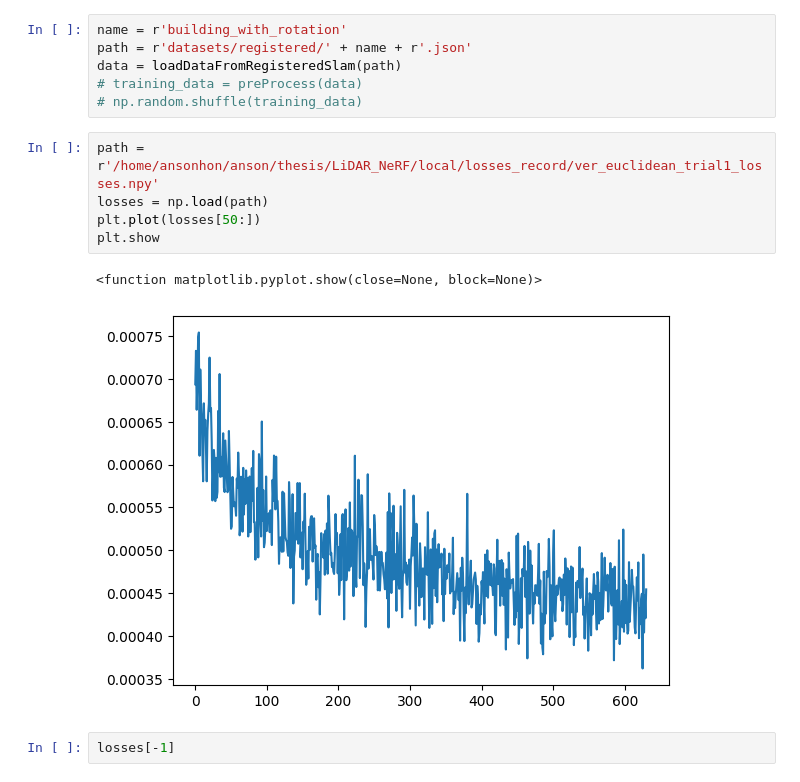
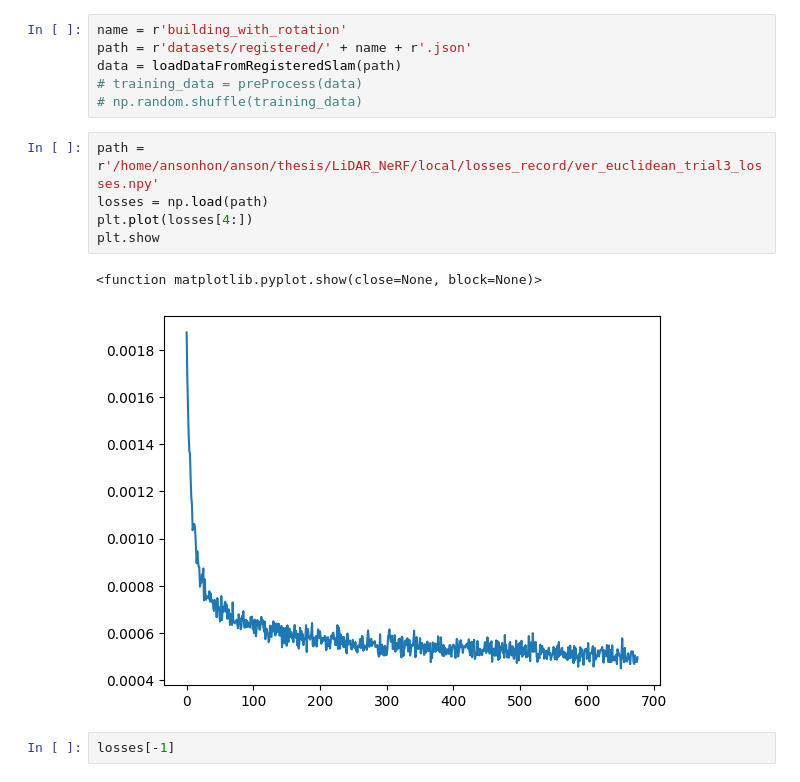
Before and after one commit to HonAnson/LiDAR_NeRF, a Jupyter notebook: playground.ipynb, the cells around one changed output. Cells and saved outputs as stored; diff of their text form.

Commit message:
working on visualization

```diff
--- a/playground.ipynb
+++ b/playground.ipynb
@@ -28,13 +24,13 @@ data = loadDataFromRegisteredSlam(path)
 # training_data = preProcess(data)
 # np.random.shuffle(training_data)
 # %%
-path = r'/home/ansonhon/anson/thesis/LiDAR_NeRF/local/losses_record/ver_euclidean_trial1_losses.npy'
+path = r'/home/ansonhon/anson/thesis/LiDAR_NeRF/local/losses_record/ver_euclidean_trial3_losses.npy'
 losses = np.load(path)
-plt.plot(losses[50:])
+plt.plot(losses[4:])
 plt.show
 # %% [output]
 <function matplotlib.pyplot.show(close=None, block=None)>
-[figure, old version]
+[figure, new version]
 # %%
 losses[-1]
 # %% [output]
```
Also changed, not shown: parts of 5 cells of this notebook, 3 other files.
